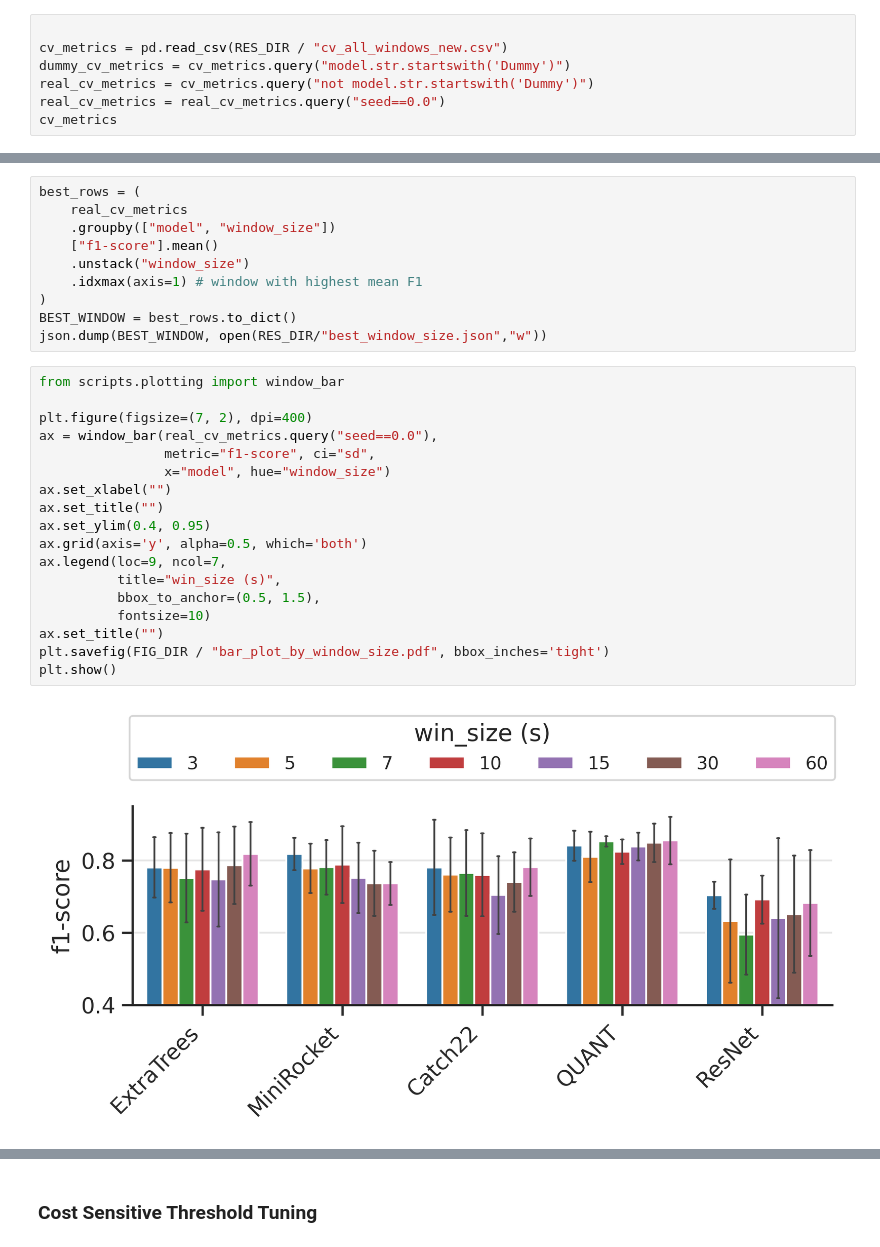
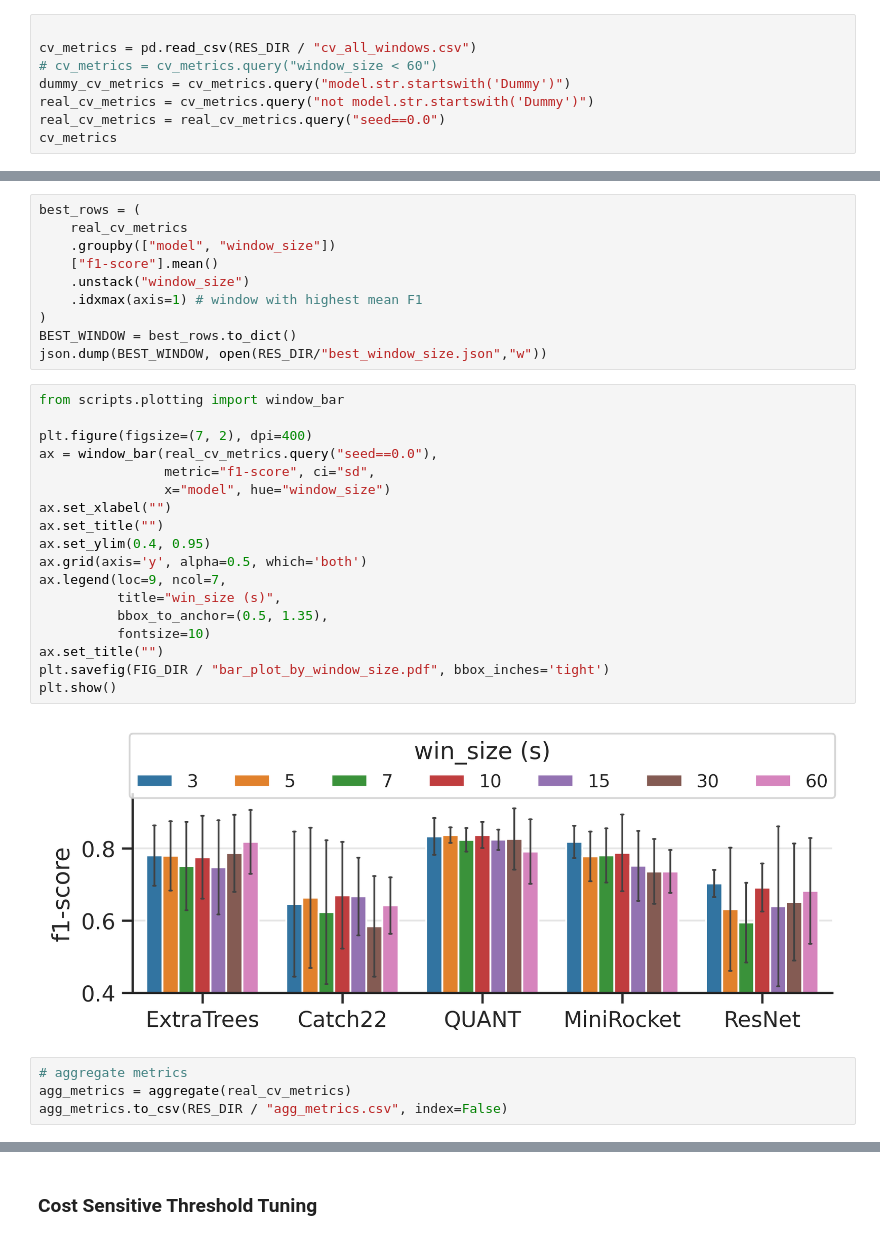
Before and after one commit to mlgig/fallstream, a Jupyter notebook: evaluation.ipynb, the cells around one changed output, grey strips where cells are left out. Cells and saved outputs as stored; diff of their text form.

```diff
--- a/evaluation.ipynb
+++ b/evaluation.ipynb
@@ -200,7 +202,8 @@ Test set: X: 37, y: 37
 ... (123 outputs left out)
 # %%
 
-cv_metrics = pd.read_csv(RES_DIR / "cv_all_windows_new.csv")
+cv_metrics = pd.read_csv(RES_DIR / "cv_all_windows.csv")
+# cv_metrics = cv_metrics.query("window_size < 60")
 dummy_cv_metrics = cv_metrics.query("model.str.startswith('Dummy')")
 real_cv_metrics = cv_metrics.query("not model.str.startswith('Dummy')")
 real_cv_metrics = real_cv_metrics.query("seed==0.0")
@@ -248,23 +235,27 @@ json.dump(BEST_WINDOW, open(RES_DIR/"best_window_size.json","w"))
 # %%
 from scripts.plotting import window_bar
 
 plt.figure(figsize=(7, 2), dpi=400)
 ax = window_bar(real_cv_metrics.query("seed==0.0"),
                 metric="f1-score", ci="sd",
                 x="model", hue="window_size")
 ax.set_xlabel("")
 ax.set_title("")
 ax.set_ylim(0.4, 0.95)
 ax.grid(axis='y', alpha=0.5, which='both')
 ax.legend(loc=9, ncol=7,
           title="win_size (s)",
-          bbox_to_anchor=(0.5, 1.5),
+          bbox_to_anchor=(0.5, 1.35),
           fontsize=10)
 ax.set_title("")
 plt.savefig(FIG_DIR / "bar_plot_by_window_size.pdf", bbox_inches='tight')
 plt.show()
 # %% [output]
-[figure, old version]
+[figure, new version]
+# %%
+# aggregate metrics
+agg_metrics = aggregate(real_cv_metrics)
+agg_metrics.to_csv(RES_DIR / "agg_metrics.csv", index=False)
 # %%
 grps = real_cv_metrics.groupby(['model', 'window_size']).mean(numeric_only=True)
 # pick best model and window size
```
Also changed, not shown: parts of 16 cells of this notebook, 14 other files.
